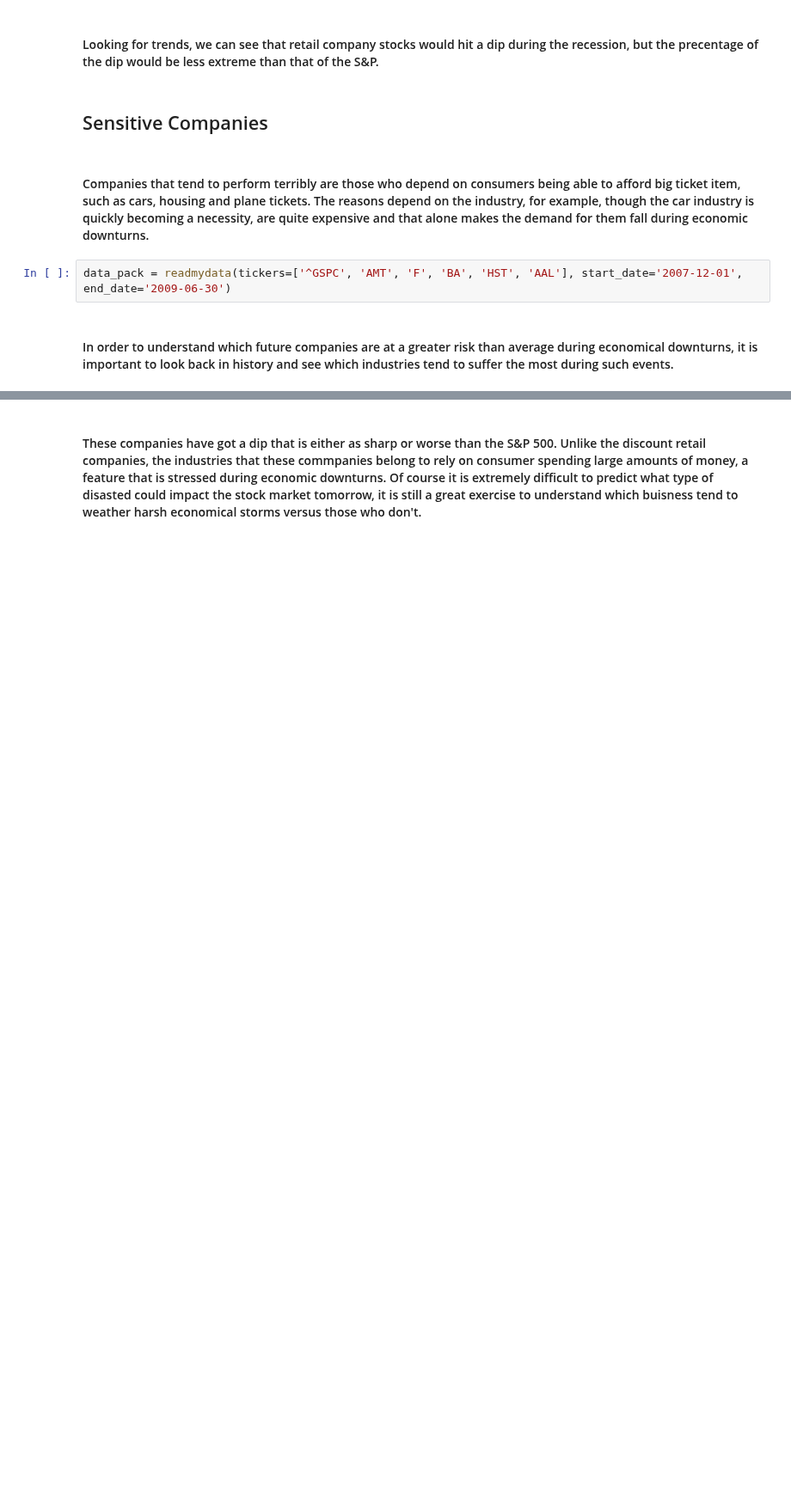
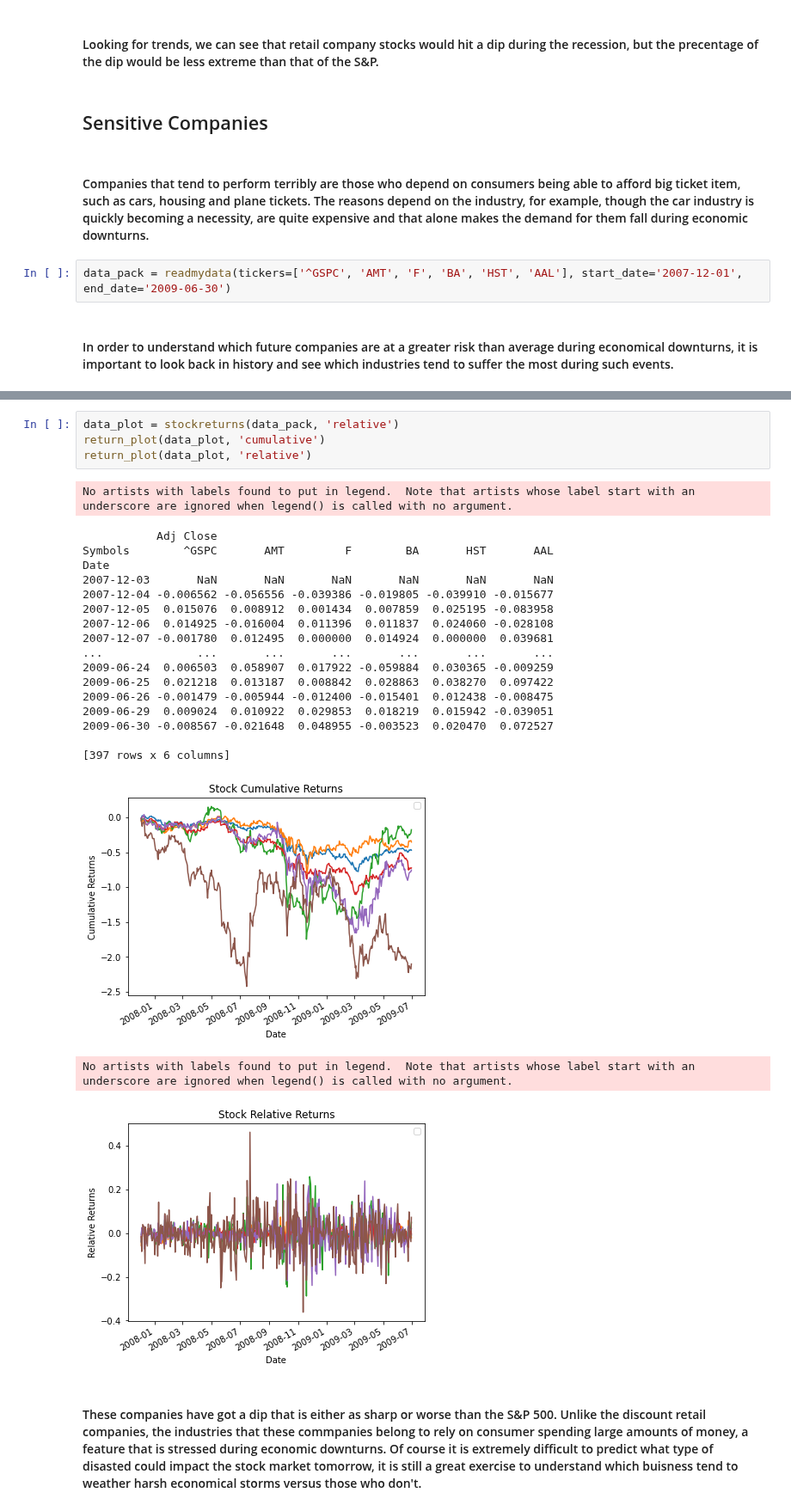
Before and after one commit to BeyeA/Stock-Market-Data-Science, a Jupyter notebook: Recession Proof Stocks.ipynb, the cells around one changed output, grey strips where cells are left out. Shown at 86% size. Saved outputs shown, nothing was run; the diff lists cells and outputs as text; blank space fills up the shorter version.

```diff
--- a/Recession Proof Stocks.ipynb
+++ b/Recession Proof Stocks.ipynb
@@ -169,2 +143,27 @@ Name: Close, dtype: float64
+# %%
+data_plot = stockreturns(data_pack, 'relative')
+return_plot(data_plot, 'cumulative')
+return_plot(data_plot, 'relative')
+# %% [output]
+No artists with labels found to put in legend.  Note that artists whose label start with an underscore are ignored when legend() is called with no argument.
+           Adj Close
+Symbols        ^GSPC       AMT         F        BA       HST       AAL
+Date
+2007-12-03       NaN       NaN       NaN       NaN       NaN       NaN
+2007-12-04 -0.006562 -0.056556 -0.039386 -0.019805 -0.039910 -0.015677
+2007-12-05  0.015076  0.008912  0.001434  0.007859  0.025195 -0.083958
+2007-12-06  0.014925 -0.016004  0.011396  0.011837  0.024060 -0.028108
+2007-12-07 -0.001780  0.012495  0.000000  0.014924  0.000000  0.039681
+...              ...       ...       ...       ...       ...       ...
+2009-06-24  0.006503  0.058907  0.017922 -0.059884  0.030365 -0.009259
+2009-06-25  0.021218  0.013187  0.008842  0.028863  0.038270  0.097422
+2009-06-26 -0.001479 -0.005944 -0.012400 -0.015401  0.012438 -0.008475
+2009-06-29  0.009024  0.010922  0.029853  0.018219  0.015942 -0.039051
+2009-06-30 -0.008567 -0.021648  0.048955 -0.003523  0.020470  0.072527
+
+[397 rows x 6 columns]
+[figure, added]
+No artists with labels found to put in legend.  Note that artists whose label start with an underscore are ignored when legend() is called with no argument.
+[figure, added]
 # %% [markdown]
 #### These companies have got a dip that is either as sharp or worse than the S&P 500. Unlike the discount retail companies, the industries that these commpanies belong to rely on consumer spending large amounts of money, a feature that is stressed during economic downturns. Of course it is extremely difficult to predict what type of disasted could impact the stock market tomorrow, it is still a great exercise to understand which buisness tend to weather harsh economical storms versus those who don't.
```
Also changed, not shown: parts of 5 cells of this notebook.
